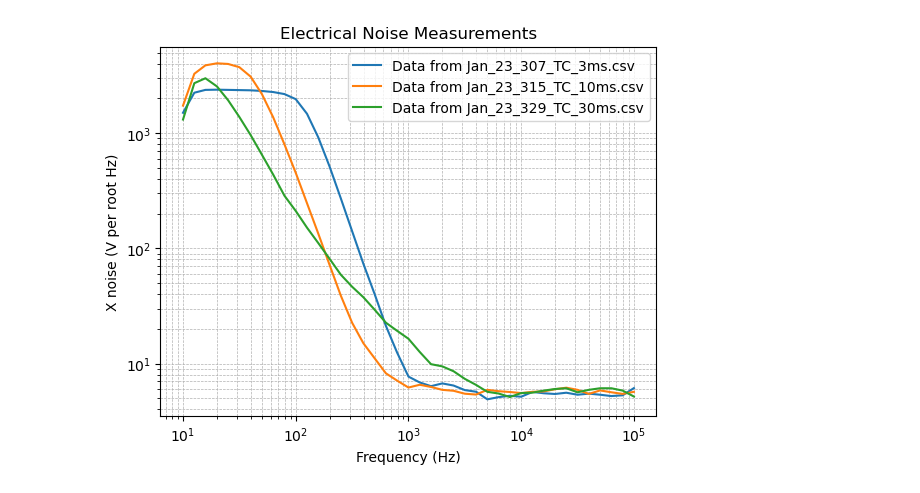
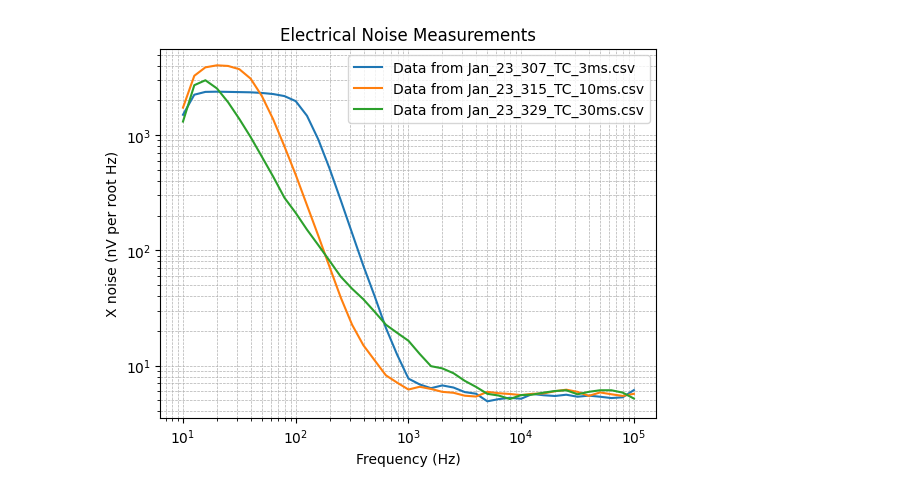
Before and after one commit to JackMacaulay/Advanced-Engineering-Physics-Lab, a Jupyter notebook: noise_plotting.ipynb, the cells around one changed output. Saved outputs shown, nothing was run; the diff lists cells and outputs as text; code cells hidden in the pictures.

```diff
--- a/noise_plotting.ipynb
+++ b/noise_plotting.ipynb
@@ -4,37 +4,37 @@ import pandas as pd
 import matplotlib.pyplot as plt
 
 # Specify the folder path where the data files are located
-folder_path = r"C:\Users\galla\OneDrive - Queen's University\Desktop\Noise_Lab_Data"
+folder_path = r"50_Ohm_Terminator_Sensitivity_10uV"
 
 # Get a list of all CSV files in the folder
 csv_files = [file for file in os.listdir(folder_path) if file.endswith(".csv")]
 
 # Loop through each CSV file and plot the data
 for file in csv_files:
     file_path = os.path.join(folder_path, file)
     df = pd.read_csv(file_path)
 
     # Assuming your CSV file has columns 'Frequency (Hz) - Plot 0' and 'X noise (V per root Hz) - Plot 0'
     x_values = df['Frequency (Hz) - Plot 0']
     y_values = df['X noise (V per root Hz) - Plot 0']*(10**9)
 
     # Plot the data with log scale on both axes, using the file name as a label
     plt.loglog(x_values, y_values, label=f'Data from {file}')
 
 # Add labels and title
 plt.xlabel('Frequency (Hz)')
-plt.ylabel('X noise (V per root Hz)')
+plt.ylabel('X noise (nV per root Hz)')
 plt.title('Electrical Noise Measurements')
 
 # Add legend if needed
 plt.legend()
 
 # Set log scale for grid lines
 plt.grid(True, which='both', linestyle='--', linewidth=0.5)
 plt.xscale('log')
 plt.yscale('log')
 
 # Show the plot
 plt.show()
 # %% [output]
-[figure, old version]
+[figure, new version]
```
Also changed, not shown: 3 other files.
